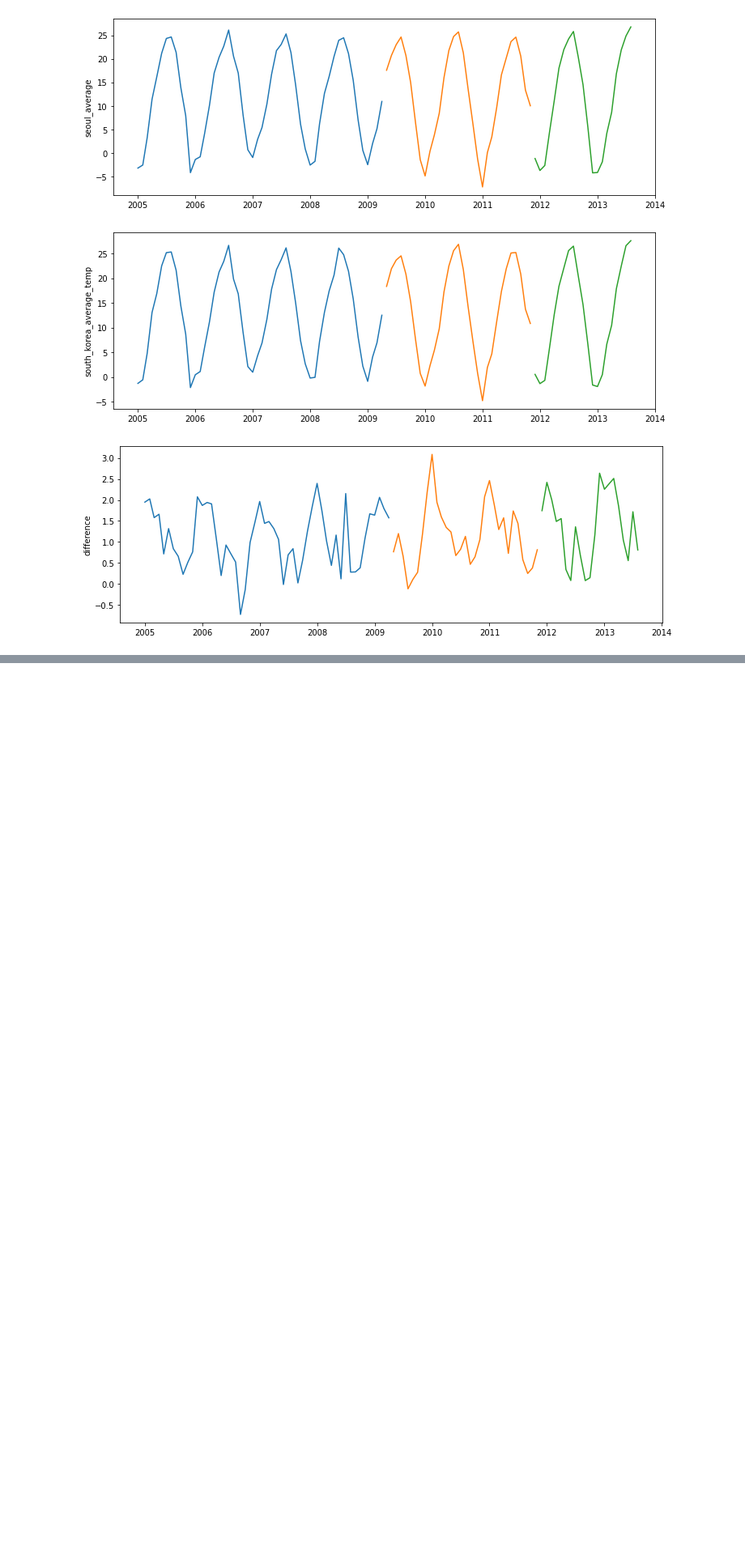
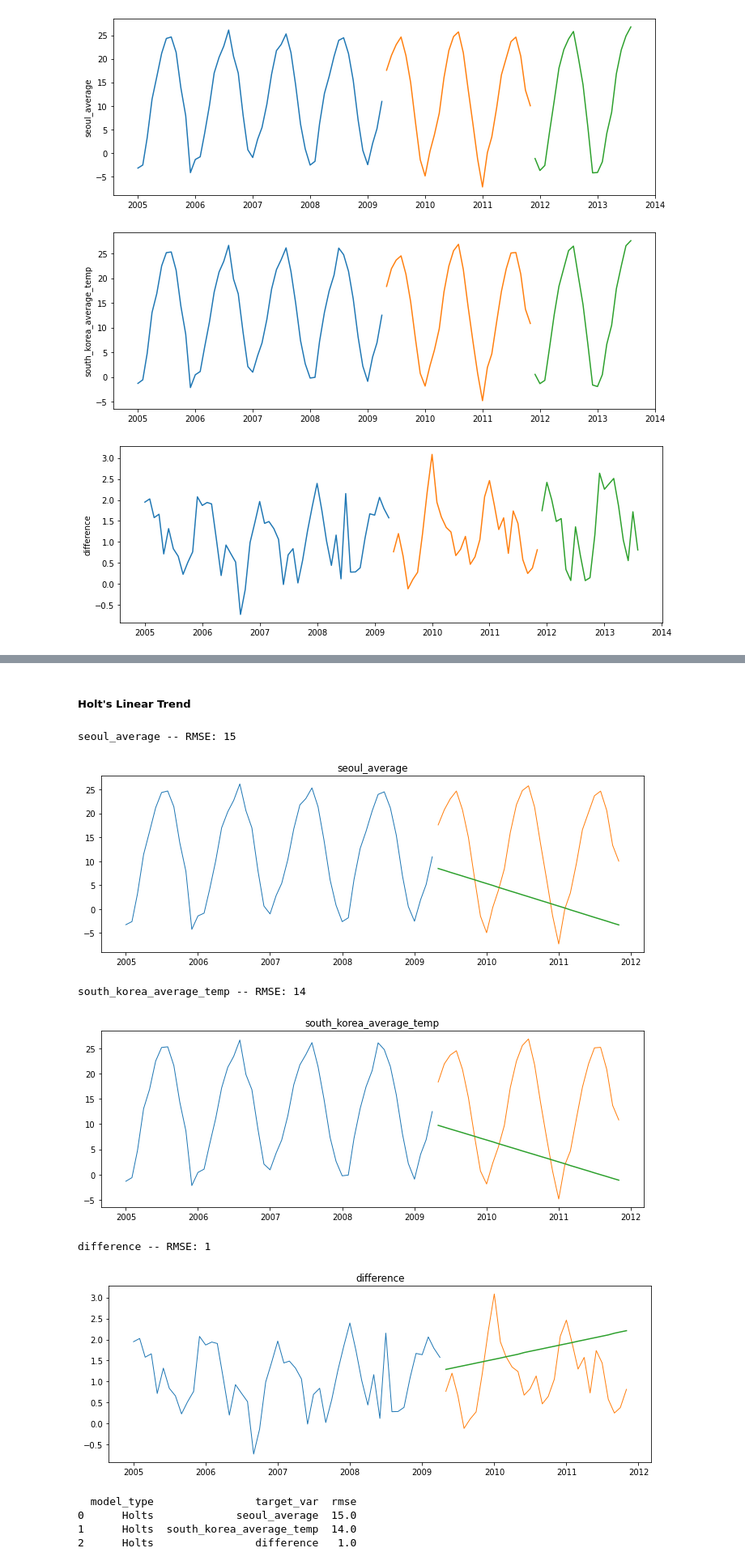
Before and after one commit to JenniferMLewis/time_series_mini_project, a Jupyter notebook: final_notebook.ipynb, the cells around one changed output, grey strips where cells are left out. Shown: that part at 81% size. Drawn from its saved outputs; the diff is of its cells as text; code cells hidden in the pictures; blank space fills up the shorter version.

```diff
--- a/final_notebook.ipynb
+++ b/final_notebook.ipynb
@@ -107,0 +218,20 @@ Correlation : 0.9986328749191393
+# %%
+# Creating our DataFrames for predictions and Evaluation.
+yhat = create_yhat(train, validate)
+eval_df = create_eval()
+# %% [markdown]
+##### Holt's Linear Trend
+# %%
+# Creating, fitting and predicting with the model.
+yhat, eval_df = holts_model(train, validate, yhat, eval_df)
+# %% [output]
+seoul_average -- RMSE: 15
+[figure, added]
+south_korea_average_temp -- RMSE: 14
+[figure, added]
+difference -- RMSE: 1
+[figure, added]
+  model_type                target_var  rmse
+0      Holts             seoul_average  15.0
+1      Holts  south_korea_average_temp  14.0
+2      Holts                difference   1.0
```
Also changed, not shown: parts of 34 cells of this notebook.
